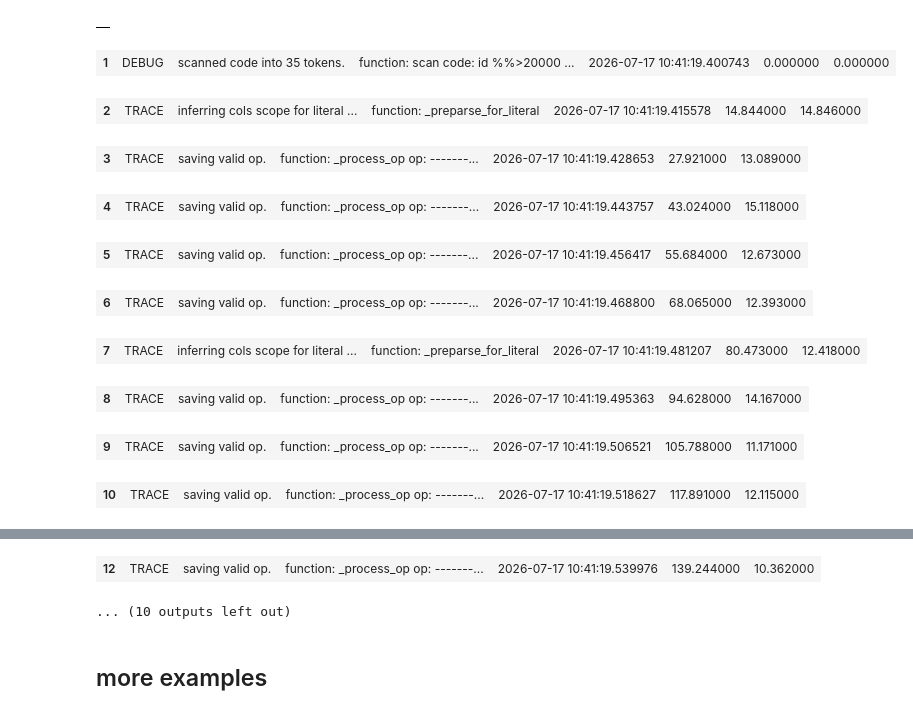
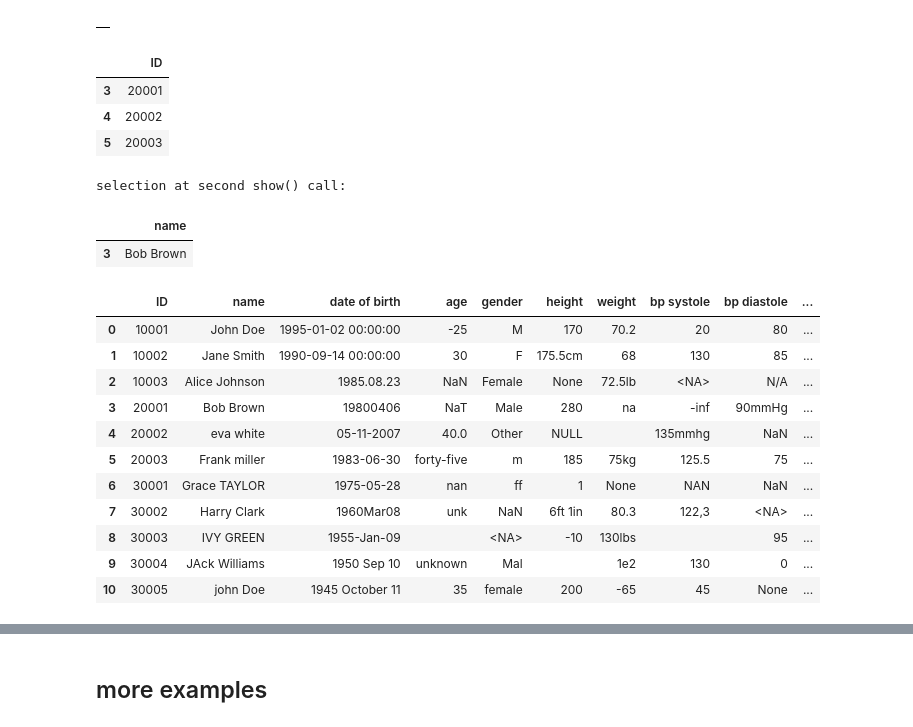
Before and after one commit to MartinVoelkl94/dukit, a Jupyter notebook: interactive_demo.ipynb, the cells around one changed output, grey strips where cells are left out. Saved outputs shown, nothing was run; the diff lists cells and outputs as text; code cells hidden in the pictures.

```diff
--- a/interactive_demo.ipynb
+++ b/interactive_demo.ipynb
@@ -701,27 +702,36 @@ cleared all logs in dukit.util.logs.
 # %%
 #print intermediate results during query execution
 code = r"""
 id
     %%>20000
     &&<30000
 .show
 
 name
     %%?bob
 .show("selection at second show() call:")
 
 %
 %%
 """
-df.dk.qs(code, verbosity=5)
+df.dk.qs(code)
 # %% [output]
-| 1 | DEBUG | scanned code into 35 tokens. | function: scan code: id %%>20000 ... | 2026-07-17 10:41:19.400743 | 0.000000 | 0.000000 |
+|  | ID |
+| 3 | 20001 |
+| 4 | 20002 |
+| 5 | 20003 |
+selection at second show() call:
-| 2 | TRACE | inferring cols scope for literal ... | function: _preparse_for_literal | 2026-07-17 10:41:19.415578 | 14.844000 | 14.846000 |
+|  | name |
+| 3 | Bob Brown |
-| 3 | TRACE | saving valid op. | function: _process_op op: -------... | 2026-07-17 10:41:19.428653 | 27.921000 | 13.089000 |
+|  | ID | name | date of birth | age | gender | height | weight | bp systole | bp diastole | ... |
+| 0 | 10001 | John Doe | 1995-01-02 00:00:00 | -25 | M | 170 | 70.2 | 20 | 80 | ... |
+| 1 | 10002 | Jane Smith | 1990-09-14 00:00:00 | 30 | F | 175.5cm | 68 | 130 | 85 | ... |
+| 2 | 10003 | Alice Johnson | 1985.08.23 | NaN | Female | None | 72.5lb | <NA> | N/A | ... |
+| 3 | 20001 | Bob Brown | 19800406 | NaT | Male | 280 | na | -inf | 90mmHg | ... |
+| 4 | 20002 | eva white | 05-11-2007 | 40.0 | Other | NULL |  | 135mmhg | NaN | ... |
+| 5 | 20003 | Frank miller | 1983-06-30 | forty-five | m | 185 | 75kg | 125.5 | 75 | ... |
+| 6 | 30001 | Grace TAYLOR | 1975-05-28 | nan | ff | 1 | None | NAN | NaN | ... |
+| 7 | 30002 | Harry Clark | 1960Mar08 | unk | NaN | 6ft 1in | 80.3 | 122,3 | <NA> | ... |
+| 8 | 30003 | IVY GREEN | 1955-Jan-09 |  | <NA> | -10 | 130lbs |  | 95 | ... |
+| 9 | 30004 | JAck Williams | 1950 Sep 10 | unknown | Mal |  | 1e2 | 130 | 0 | ... |
+| 10 | 30005 | john Doe | 1945 October 11 | 35 | female | 200 | -65 | 45 | None | ... |
-| 4 | TRACE | saving valid op. | function: _process_op op: -------... | 2026-07-17 10:41:19.443757 | 43.024000 | 15.118000 |
-| 5 | TRACE | saving valid op. | function: _process_op op: -------... | 2026-07-17 10:41:19.456417 | 55.684000 | 12.673000 |
-| 6 | TRACE | saving valid op. | function: _process_op op: -------... | 2026-07-17 10:41:19.468800 | 68.065000 | 12.393000 |
-| 7 | TRACE | inferring cols scope for literal ... | function: _preparse_for_literal | 2026-07-17 10:41:19.481207 | 80.473000 | 12.418000 |
-| 8 | TRACE | saving valid op. | function: _process_op op: -------... | 2026-07-17 10:41:19.495363 | 94.628000 | 14.167000 |
-| 9 | TRACE | saving valid op. | function: _process_op op: -------... | 2026-07-17 10:41:19.506521 | 105.788000 | 11.171000 |
-| 10 | TRACE | saving valid op. | function: _process_op op: -------... | 2026-07-17 10:41:19.518627 | 117.891000 | 12.115000 |
@@ -729,5 +738,3 @@ df.dk.qs(code, verbosity=5)
-| 12 | TRACE | saving valid op. | function: _process_op op: -------... | 2026-07-17 10:41:19.539976 | 139.244000 | 10.362000 |
-... (10 outputs left out)
 # %% [markdown]
 ## more examples
 # %%
```
Also changed, not shown: parts of 11 cells of this notebook, 3 other files.
